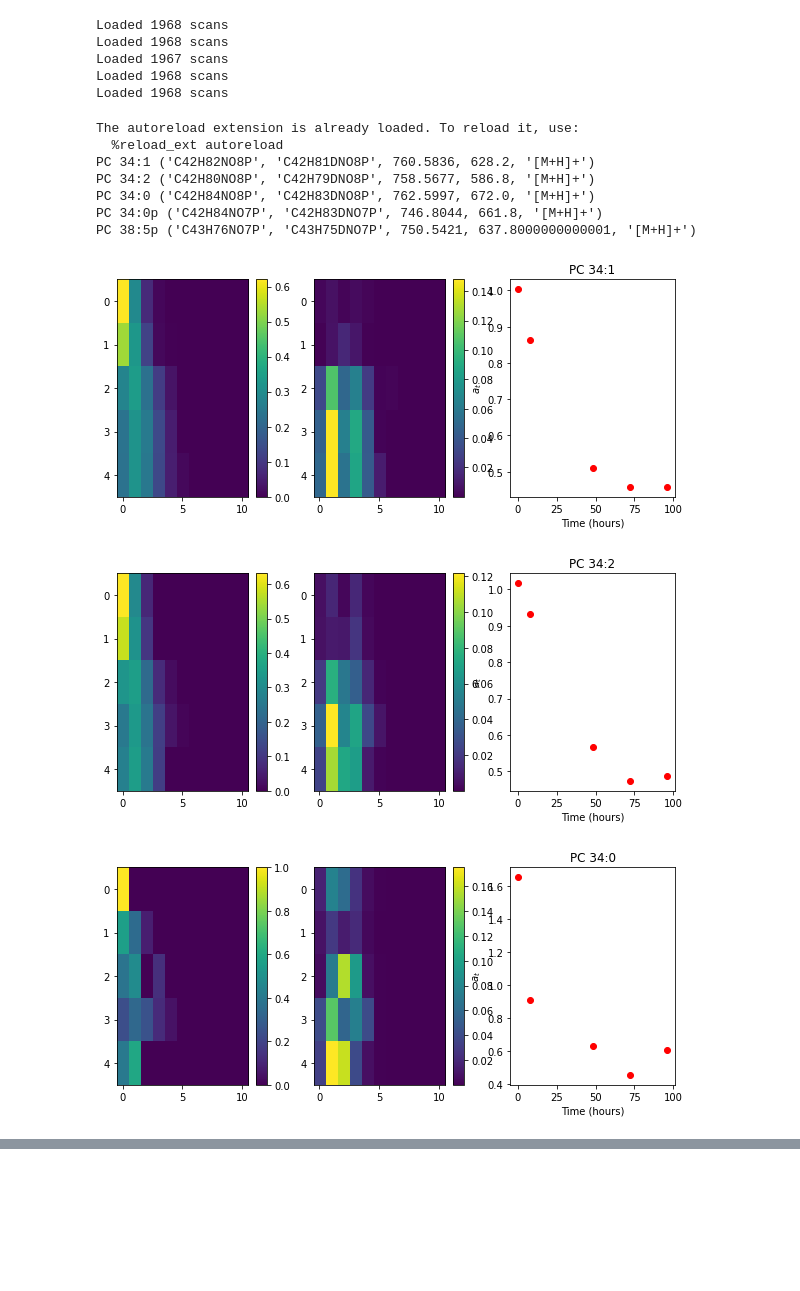
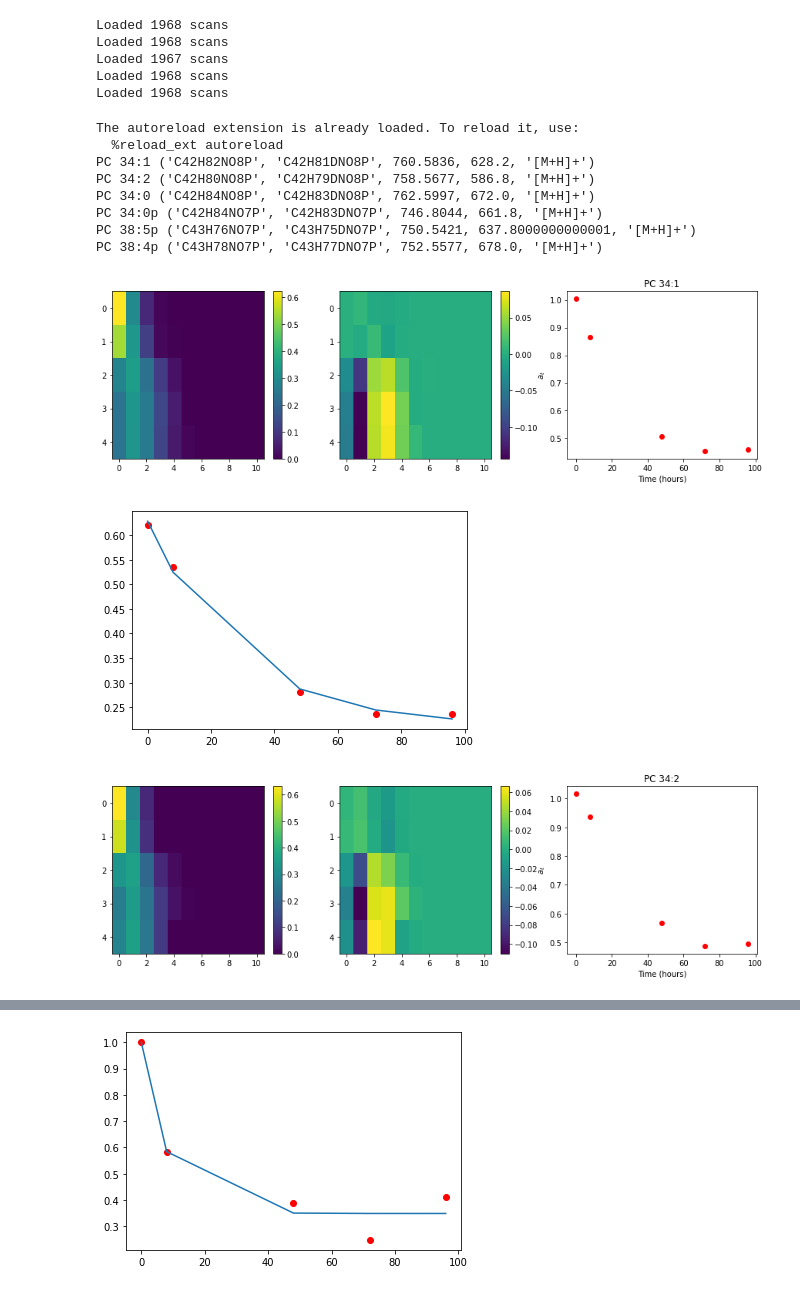
Before and after one commit to sdrogers/lipid_prototype, a Jupyter notebook: notebooks/Generic_mz.ipynb, the cells around one changed output, grey strips where cells are left out. Cells and saved outputs as stored; diff of their text form; code cells hidden in the pictures; blank space fills up the shorter version.

```diff
--- a/notebooks/Generic_mz.ipynb
+++ b/notebooks/Generic_mz.ipynb
@@ -8,7 +8,7 @@ condition = 1
 ion_mode = 'Pos'
 # %%
 mzml_folder = '/home/simon/data/lipid_files/lipid_files/Condition_{}/{}/'.format(condition,ion_mode)
-pp_folder = os.path.join(mzml_folder,'picked_peaks')
+pp_folder = os.path.join(mzml_folder,'picked_peaks_relaxed')
 # %%
 mzml_file_list = glob.glob(os.path.join(mzml_folder,'*.mzML'))
 
@@ -66,13 +66,15 @@ import numpy as np
 import pylab as plt
 %matplotlib inline
 at = AdductTransformer()
+all_data = {}
+rates = {}
 from chromatograms import peak_group
 lipids = {'PC 34:1':('C42H82NO8P','C42H81DNO8P',760.5836,10.47*60,'[M+H]+'),
           'PC 34:2':('C42H80NO8P','C42H79DNO8P',758.5677,9.78*60.0,'[M+H]+'),
           'PC 34:0':('C42H84NO8P','C42H83DNO8P',762.5997,11.2*60.0,'[M+H]+'),
           'PC 34:0p':('C42H84NO7P','C42H83DNO7P',746.8044,11.03*60.0,'[M+H]+'),
           'PC 38:5p':('C43H76NO7P','C43H75DNO7P',750.5421,10.63*60.0,'[M+H]+'),
-#           'PC 38:4p':('C34H78NO7P','C34H77DNO7P',752.5577,11.2*60.0,'[M+H]+'),
+          'PC 38:4p':('C43H78NO7P','C43H77DNO7P',752.5577,11.3*60.0,'[M+H]+'),
          }
 for lipid,dets in lipids.items():
     print(lipid,dets)
@@ -105,6 +107,7 @@ for lipid,dets in lipids.items():
         l = find_boxes(all_boxes[o],mz,rt,rt_tol = 10)
         if len(l) == 0:
             print("YUK")
+            print("Failed with ({},{}) in {}".format(mz,rt,o))
         elif len(l) > 1:
             # take the most intenste
 #             l.sort(key = lambda x: x.height,reverse = True)
@@ -121,7 +124,7 @@ for lipid,dets in lipids.items():
         for box in g:
             for j,m in enumerate(mz_vals):
                 if int(box.mz) == m:
-                    data_mat[i,j] = box.height
+                    data_mat[i,j] = box.area
     data_mat /= data_mat.sum(axis=1)[:,None]
 #     plt.imshow(data_mat,aspect='auto')
 #     plt.colorbar()
@@ -132,36 +135,44 @@ for lipid,dets in lipids.items():
     recon = []
 
     all_a = []
     for row in data_mat:
+        mask = (row > 0) # check this...need to be confident that the same peaks are picked in each file...
         f = row - y
         m = x-y
-        a = ((f*m).sum())/((m*m).sum())
+        a = ((f[mask]*m[mask]).sum())/((m[mask]*m[mask]).sum())
         all_a.append(a)
         recon.append(a*x + (1-a)*y)
 
     recon = np.array(recon)
     times = [int(x.split(os.sep)[-1].split('_')[0]) for x in ordered_files]
 
-    plt.figure(figsize=(10,4))
+    plt.figure(figsize=(15,4))
     plt.subplot(1,3,1)
     plt.imshow(data_mat,aspect='auto')
     plt.colorbar()
     plt.subplot(1,3,2)
-    plt.imshow(np.abs(data_mat - recon),aspect='auto')
+    plt.imshow(data_mat - recon,aspect='auto')
     plt.colorbar()
     plt.subplot(1,3,3)
     plt.plot(times,all_a,'ro')
     plt.xlabel('Time (hours)')
     plt.ylabel('$a_t$')
     plt.title(lipid)
+
+    p = fit(times,data_mat,fix_ends = False)
+
+    rates[lipid] = p
+
+    all_data[lipid] = np.copy(data_mat)
 # %% [output]
 The autoreload extension is already loaded. To reload it, use:
   %reload_ext autoreload
 PC 34:1 ('C42H82NO8P', 'C42H81DNO8P', 760.5836, 628.2, '[M+H]+')
 PC 34:2 ('C42H80NO8P', 'C42H79DNO8P', 758.5677, 586.8, '[M+H]+')
 PC 34:0 ('C42H84NO8P', 'C42H83DNO8P', 762.5997, 672.0, '[M+H]+')
 PC 34:0p ('C42H84NO7P', 'C42H83DNO7P', 746.8044, 661.8, '[M+H]+')
 PC 38:5p ('C43H76NO7P', 'C43H75DNO7P', 750.5421, 637.8000000000001, '[M+H]+')
+PC 38:4p ('C43H78NO7P', 'C43H77DNO7P', 752.5577, 678.0, '[M+H]+')
-[figure, old version]
+[figure, new version]
-[figure, old version]
+[figure, new version]
-[figure, old version]
+[figure, new version]
@@ -169,0 +181 @@ PC 38:5p ('C43H76NO7P', 'C43H75DNO7P', 750.5421, 637.8000000000001, '[M+H]+')
+[figure, added]
```
Also changed, not shown: parts of 11 cells of this notebook, 2 other files.
